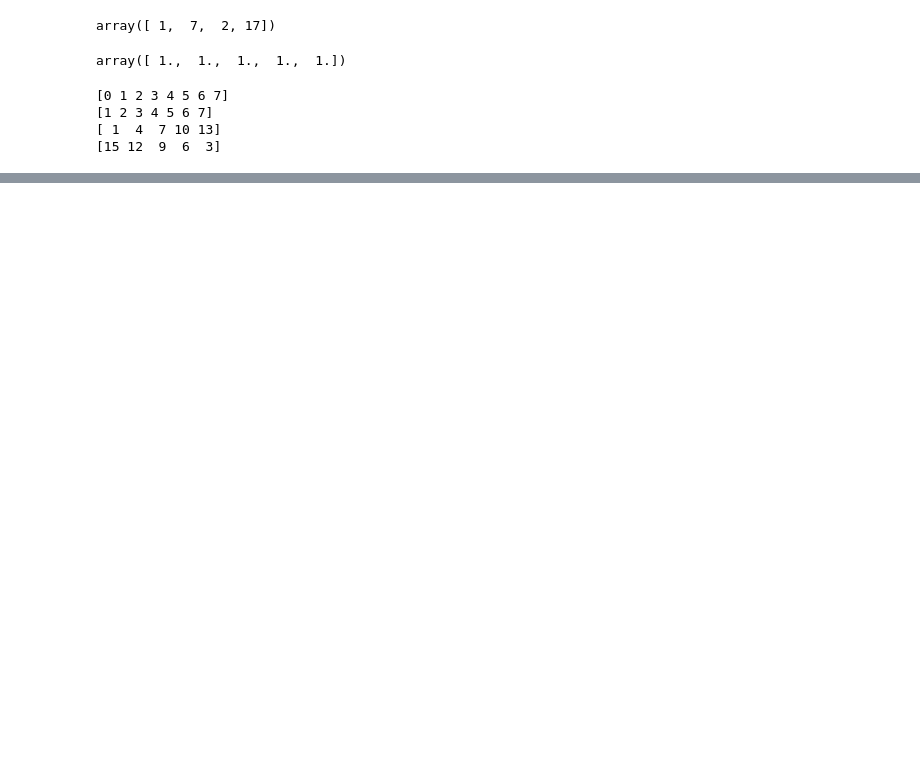
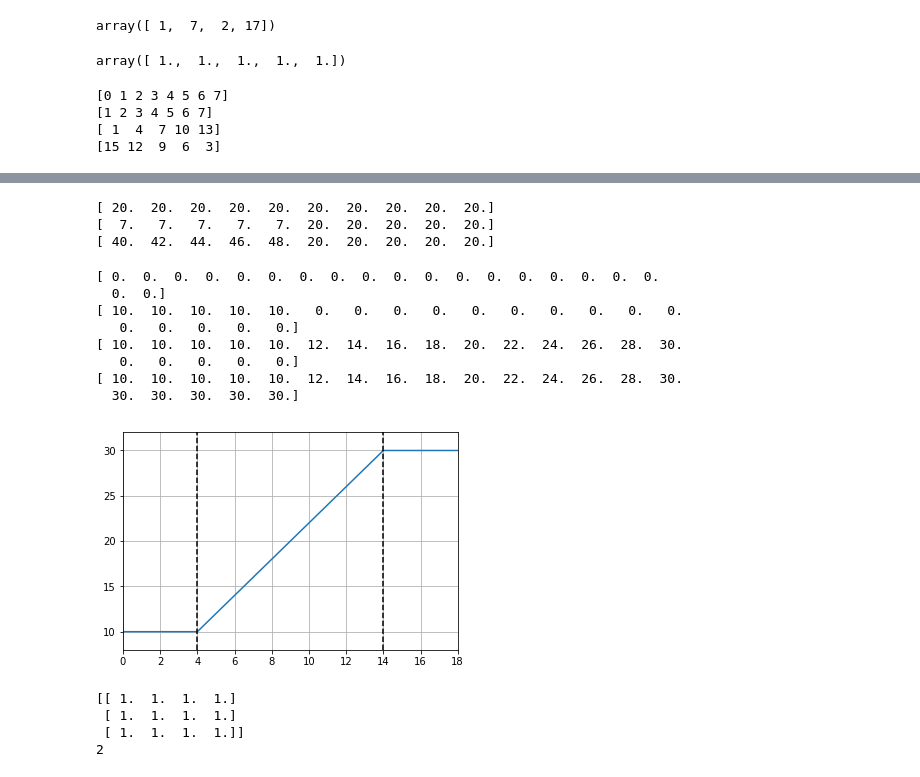
Before and after one commit to kalikrit/jupyter, a Jupyter notebook: np.array, np.arange, slice, plotting.ipynb, the cells around one changed output, grey strips where cells are left out. Drawn from its saved outputs; the diff is of its cells as text; code cells hidden in the pictures; blank space fills up the shorter version.

```diff
--- a/np.array, np.arange, slice, plotting.ipynb
+++ b/np.array, np.arange, slice, plotting.ipynb
@@ -24,0 +51,46 @@ print(np.arange(15,2,-3))
+# %%
+x = 20*np.ones(10)
+print(x)
+x[0:5]=7
+print(x)
+x[0:5] = np.arange(40,50,2)
+print(x)
+# %% [output]
+[ 20.  20.  20.  20.  20.  20.  20.  20.  20.  20.]
+[  7.   7.   7.   7.   7.  20.  20.  20.  20.  20.]
+[ 40.  42.  44.  46.  48.  20.  20.  20.  20.  20.]
+# %%
+'''
+exercise 1
+
+Create an array of zeros with length 20. Change the first 5 values to 10.
+Change the next 10 values to a sequence starting at 12 and increasig with steps of 2 to 30 - do this with one command.
+Set the final 5 values to 30. Plot the value of the array on the yy-axis vs. the index of the array on the xx-axis.
+Draw vertical dashed lines at x=4x=4 and x=14x=14 (i.e, the section between the dashed lines is where the line increases from 10 to 30).
+Set the minimum and maximum values of the yy-axis to 8 and 32 using the ylim command.
+'''
+
+x = np.zeros(20)
+print(x)
+x[:5]=10
+print(x)
+x[5:15]=np.arange(12,31,2)
+print(x)
+x[-5:] = 30
+print(x)
+plt.plot(x) # по умолчанию синей линией, 'go' - зелеными кружками
+plt.plot([4,4],[8,32],'k--')
+plt.plot([14,14],[8,32],'k--')
+plt.ylim(8,32)
+plt.xlim(0,18)
+plt.grid()
+# %% [output]
+[ 0.  0.  0.  0.  0.  0.  0.  0.  0.  0.  0.  0.  0.  0.  0.  0.  0.  0.
+  0.  0.]
+[ 10.  10.  10.  10.  10.   0.   0.   0.   0.   0.   0.   0.   0.   0.   0.
+   0.   0.   0.   0.   0.]
+[ 10.  10.  10.  10.  10.  12.  14.  16.  18.  20.  22.  24.  26.  28.  30.
+   0.   0.   0.   0.   0.]
+[ 10.  10.  10.  10.  10.  12.  14.  16.  18.  20.  22.  24.  26.  28.  30.
+  30.  30.  30.  30.  30.]
+[figure, added]
@@ -24,0 +99,9 @@ print(np.arange(15,2,-3))
+# %%
+x = np.ones((3,4)) # 3 rows, 4 cols
+print(x)
+print(np.ndim(x))
+# %% [output]
+[[ 1.  1.  1.  1.]
+ [ 1.  1.  1.  1.]
+ [ 1.  1.  1.  1.]]
+2
```
Also changed, not shown: parts of 17 cells of this notebook.
